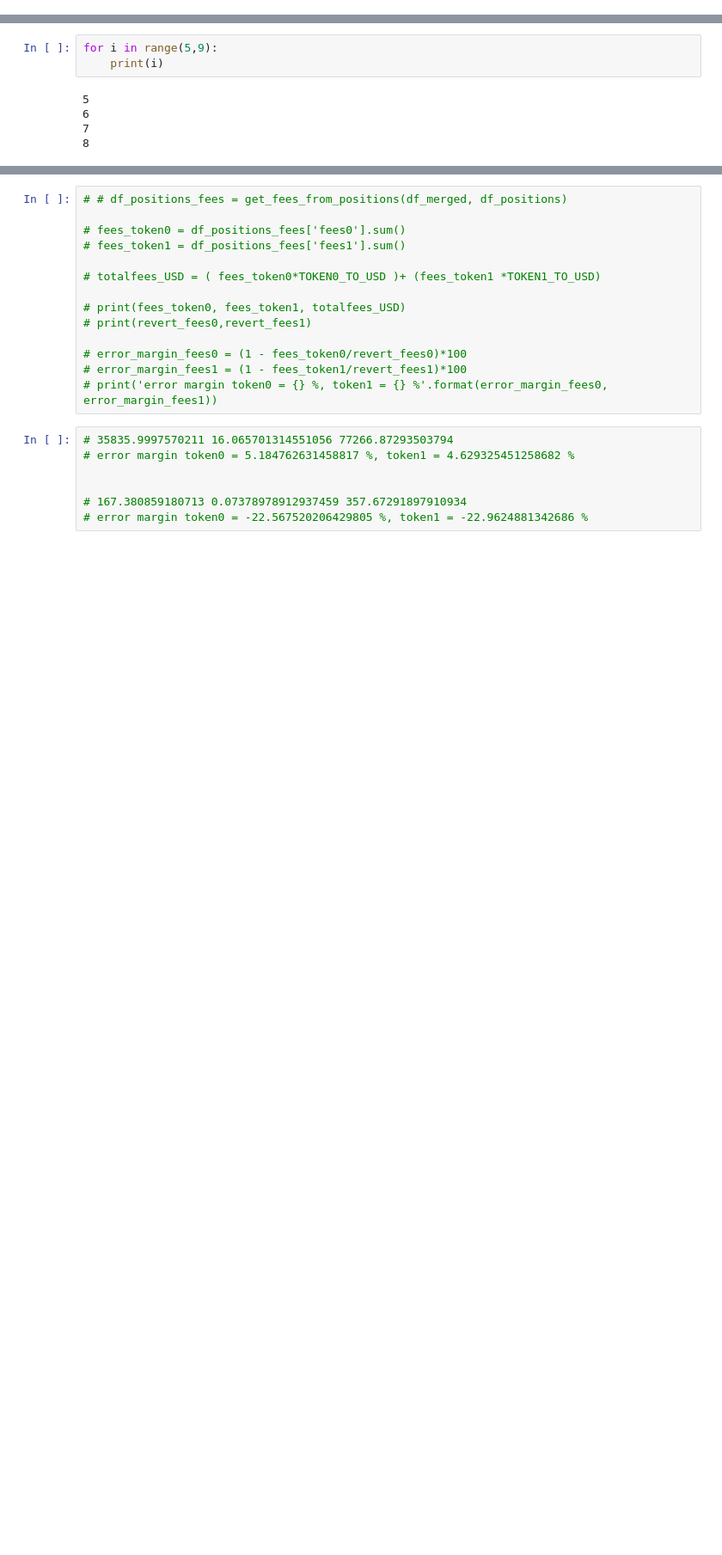
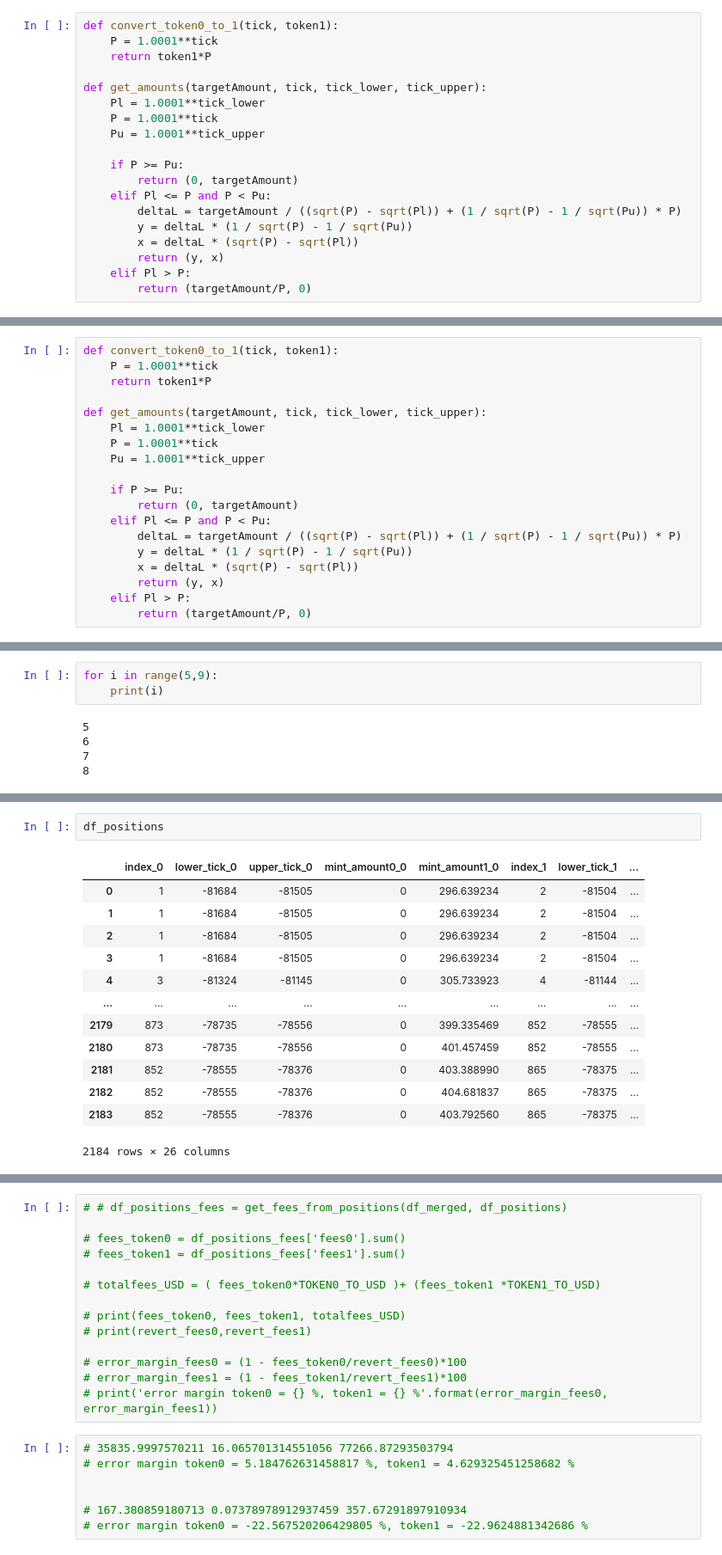
Before and after one commit to punwai/uniswapv3_backtest, a Jupyter notebook: get_positions.ipynb, the cells around one changed output, grey strips where cells are left out. Shown: that part at 86% size. Cells and saved outputs as stored; diff of their text form; blank space fills up the shorter version.

```diff
--- a/get_positions.ipynb
+++ b/get_positions.ipynb
@@ -77,3 +134,22 @@ def get_positions_fixed_strategy(mint_time, burn_time, upper_, lower_,
     df_positions['mint_tick'] = int(mint_tick)
 
     return df_positions
+# %%
+def convert_token0_to_1(tick, token1):
+    P = 1.0001**tick
+    return token1*P
+
+def get_amounts(targetAmount, tick, tick_lower, tick_upper):
+    Pl = 1.0001**tick_lower
+    P = 1.0001**tick
+    Pu = 1.0001**tick_upper
+
+    if P >= Pu:
+        return (0, targetAmount)
+    elif Pl <= P and P < Pu:
+        deltaL = targetAmount / ((sqrt(P) - sqrt(Pl)) + (1 / sqrt(P) - 1 / sqrt(Pu)) * P)
+        y = deltaL * (1 / sqrt(P) - 1 / sqrt(Pu))
+        x = deltaL * (sqrt(P) - sqrt(Pl))
+        return (y, x)
+    elif Pl > P:
+        return (targetAmount/P, 0)
@@ -99,6 +227,25 @@ def check_inRange(ctick, lower_tick, upper_tick):
         inRange = 1
 
     return inRange
+# %%
+def convert_token0_to_1(tick, token1):
+    P = 1.0001**tick
+    return token1*P
+
+def get_amounts(targetAmount, tick, tick_lower, tick_upper):
+    Pl = 1.0001**tick_lower
+    P = 1.0001**tick
+    Pu = 1.0001**tick_upper
+
+    if P >= Pu:
+        return (0, targetAmount)
+    elif Pl <= P and P < Pu:
+        deltaL = targetAmount / ((sqrt(P) - sqrt(Pl)) + (1 / sqrt(P) - 1 / sqrt(Pu)) * P)
+        y = deltaL * (1 / sqrt(P) - 1 / sqrt(Pu))
+        x = deltaL * (sqrt(P) - sqrt(Pl))
+        return (y, x)
+    elif Pl > P:
+        return (targetAmount/P, 0)
 # %%
 # # Calculate Fees
 # # TODO: Clean this up (make it DF operations, make it just 1 function)
@@ -302,0 +601,16 @@ for i in range(5,9):
+# %%
+df_positions
+# %% [output]
+|  | index_0 | lower_tick_0 | upper_tick_0 | mint_amount0_0 | mint_amount1_0 | index_1 | lower_tick_1 | ... |
+| 0 | 1 | -81684 | -81505 | 0 | 296.639234 | 2 | -81504 | ... |
+| 1 | 1 | -81684 | -81505 | 0 | 296.639234 | 2 | -81504 | ... |
+| 2 | 1 | -81684 | -81505 | 0 | 296.639234 | 2 | -81504 | ... |
+| 3 | 1 | -81684 | -81505 | 0 | 296.639234 | 2 | -81504 | ... |
+| 4 | 3 | -81324 | -81145 | 0 | 305.733923 | 4 | -81144 | ... |
+| ... | ... | ... | ... | ... | ... | ... | ... | ... |
+| 2179 | 873 | -78735 | -78556 | 0 | 399.335469 | 852 | -78555 | ... |
+| 2180 | 873 | -78735 | -78556 | 0 | 401.457459 | 852 | -78555 | ... |
+| 2181 | 852 | -78555 | -78376 | 0 | 403.388990 | 865 | -78375 | ... |
+| 2182 | 852 | -78555 | -78376 | 0 | 404.681837 | 865 | -78375 | ... |
+| 2183 | 852 | -78555 | -78376 | 0 | 403.792560 | 865 | -78375 | ... |
+2184 rows × 26 columns
```
Also changed, not shown: parts of 8 cells of this notebook, 1 other file.
